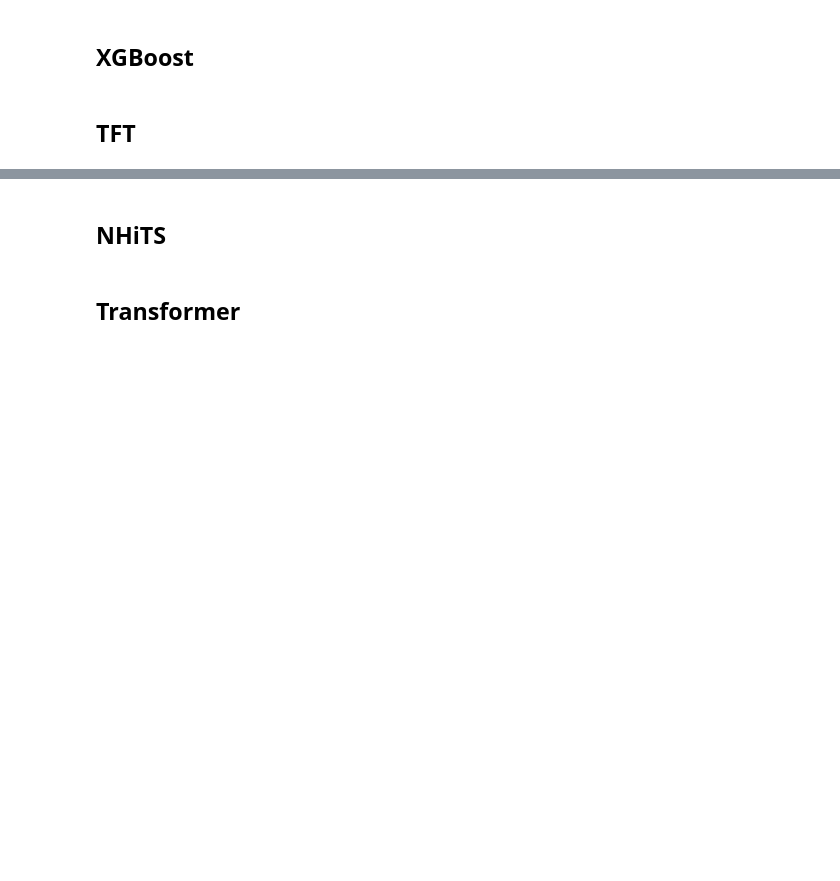
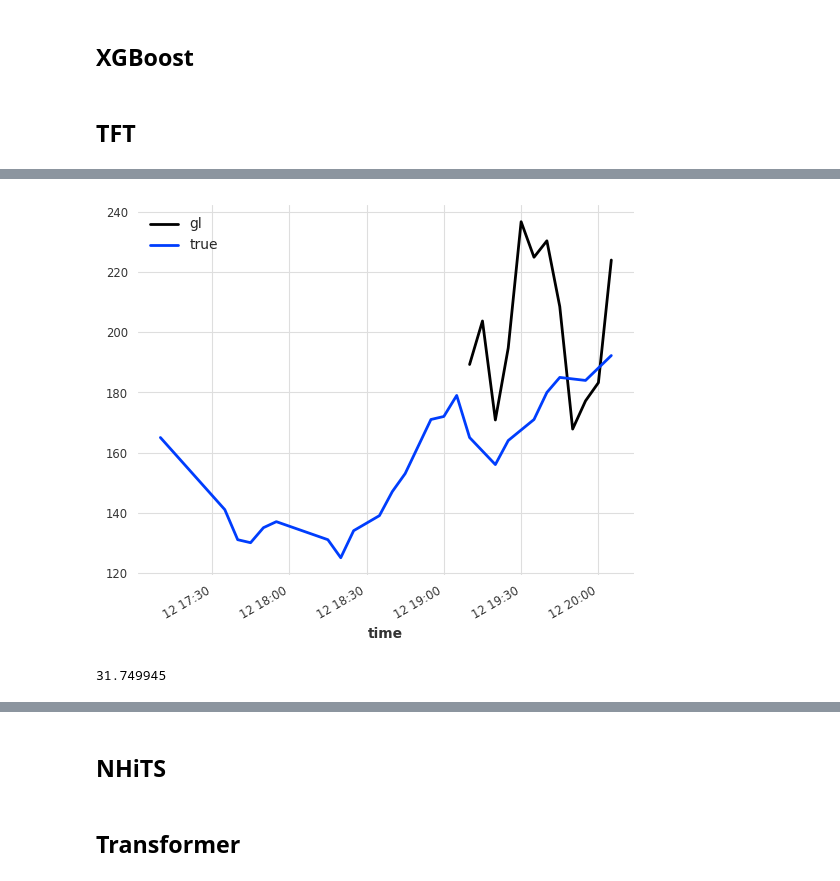
Before and after one commit to IrinaStatsLab/GlucoBench, a Jupyter notebook: exploratory_analysis/weinstock.ipynb, the cells around one changed output, grey strips where cells are left out. Drawn from its saved outputs; the diff is of its cells as text; code cells hidden in the pictures; blank space fills up the shorter version.

```diff
--- a/exploratory_analysis/weinstock.ipynb
+++ b/exploratory_analysis/weinstock.ipynb
@@ -773,0 +761,18 @@ model.fit(series=series['train']['target'],
+# %%
+# create datasets
+train_dataset = SamplingDatasetMixed(target_series=series['train']['target'],
+                                    past_covariates=series['train']['dynamic'],
+                                    future_covariates=series['train']['future'],
+                                    max_samples_per_ts=100,
+                                    input_chunk_length=96,
+                                    output_chunk_length=12,
+                                    use_static_covariates=False)
+val_dataset = SamplingDatasetMixed(target_series=series['val']['target'],
+                                past_covariates=series['val']['dynamic'],
+                                future_covariates=series['val']['future'],
+                                max_samples_per_ts=100,
+                                input_chunk_length=96,
+                                output_chunk_length=12,
+                                use_static_covariates=False)
+
+model.fit_from_dataset(train_dataset, val_dataset, verbose=True)
@@ -773,0 +798,2 @@ model.fit(series=series['train']['target'],
+# %%
+model.load_from_checkpoint(model_name, work_dir = work_dir)
@@ -774,5 +854,5 @@ model.fit(series=series['train']['target'],
 # %%
-forecasts = model.historical_forecasts(series['test']['target'],
+forecasts = model.historical_forecasts(series['test']['target'][0],
                                         forecast_horizon=formatter.params['length_pred'],
                                         stride=formatter.params['length_pred'] // 2,
                                         retrain=False,
@@ -781,0 +880,16 @@ forecasts = model.historical_forecasts(series['test']['target'],
+# %%
+forecasts = scalers['target'].inverse_transform(forecasts)
+series['test']['target'] = scalers['target'].inverse_transform(series['test']['target'])
+# %%
+f = forecasts[0]
+f.plot(low_quantile=0.1, high_quantile=0.9,)
+series['test']['target'][0].slice_n_points_after(f.time_index[0] - pd.Timedelta("2h"), 36).plot(label='true')
+# %% [output]
+[figure, added]
+# %%
+maes = []
+for f in forecasts:
+    maes.append(metrics.mae(f, series['test']['target'][0]))
+np.mean(maes)
+# %% [output]
+31.749945
```
Also changed, not shown: parts of 18 cells of this notebook, 6 other files.
